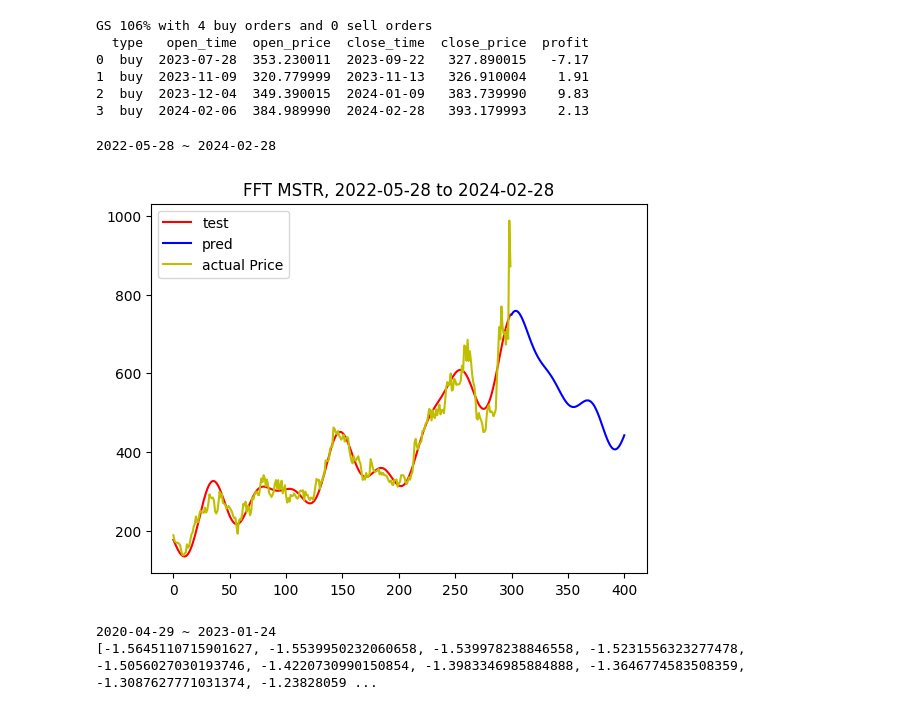
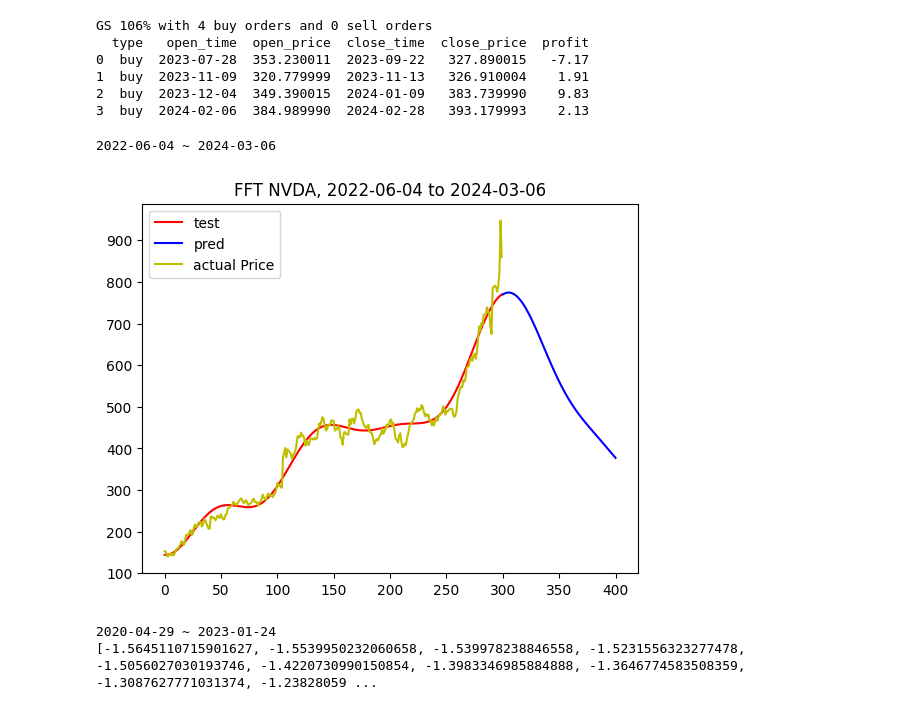
Before and after one commit to tsungyou/CDP_ZacksRank_TW1000, a Jupyter notebook: Backtest/FFT_trigFit.ipynb, the cells around one changed output. Saved outputs shown, nothing was run; the diff lists cells and outputs as text; code cells hidden in the pictures.

```diff
--- a/Backtest/FFT_trigFit.ipynb
+++ b/Backtest/FFT_trigFit.ipynb
@@ -331,36 +331,36 @@ def main(ticker, shop, day=0):
     ym = [None] * 101
     for i in range(past):
         x[i] = close[i]
         av += x[i]
     av/=past
 
     for i in range(past):
         xm[i] = av
         if(i <= pred):
             ym[i] = av
     harmonics = 20
     w = 0.0
     m = 0.0
     a = 0.0
     b = 0.0
     for i in range(1, harmonics + 1):
         w, m, a, b = freq(x, past, w, m, a, b, xm)
         for i in range(past):
             xm[i] += m+a*cos(w*i) + b*sin(w*i)
             if(i <= pred):
                 ym[i] += m+a*cos(w*i)-b*sin(w*i)
 
     plt.plot(np.arange(0, len(xm), 1), xm[::-1], color ='r', label="test")
     plt.plot(np.arange(len(xm), len(xm) + len(ym), 1), ym, color = "blue", label="pred")
     plt.plot(np.arange(0, len(xm), 1), x[::-1], color='y', label='actual Price')
     plt.title(f"FFT {ticker}, {start.strftime('%Y-%m-%d')} to {end.strftime('%Y-%m-%d')}")
     plt.legend()
     plt.show()
 
-main("MSTR", 200, 200)
+main("NVDA", 200, 200)
 # %% [output]
-2022-05-28 ~ 2024-02-28
+2022-06-04 ~ 2024-03-06
-[figure, old version]
+[figure, new version]
 # %%
 import numpy as np
 import matplotlib.pyplot as plt
```
Also changed, not shown: 4 other files.
